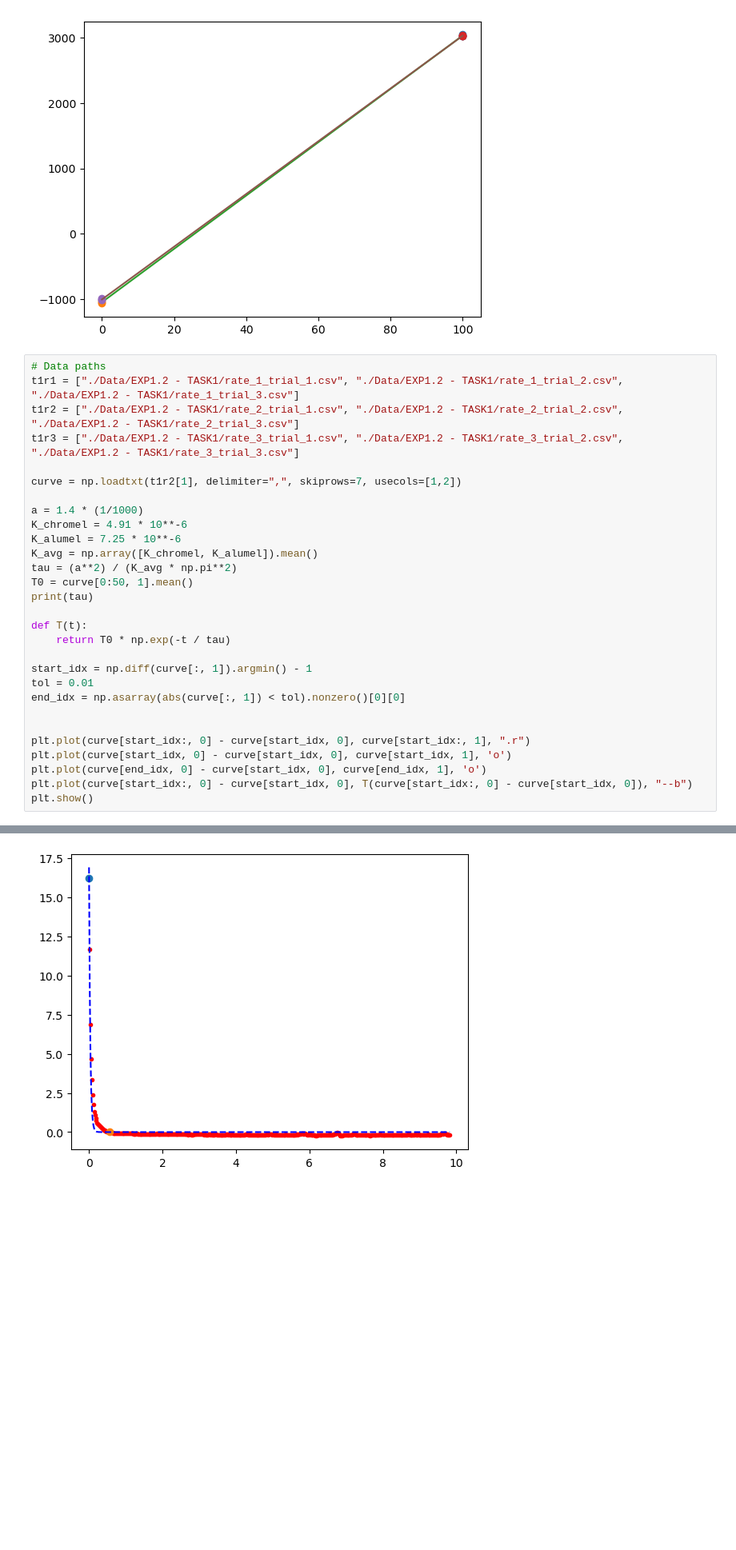
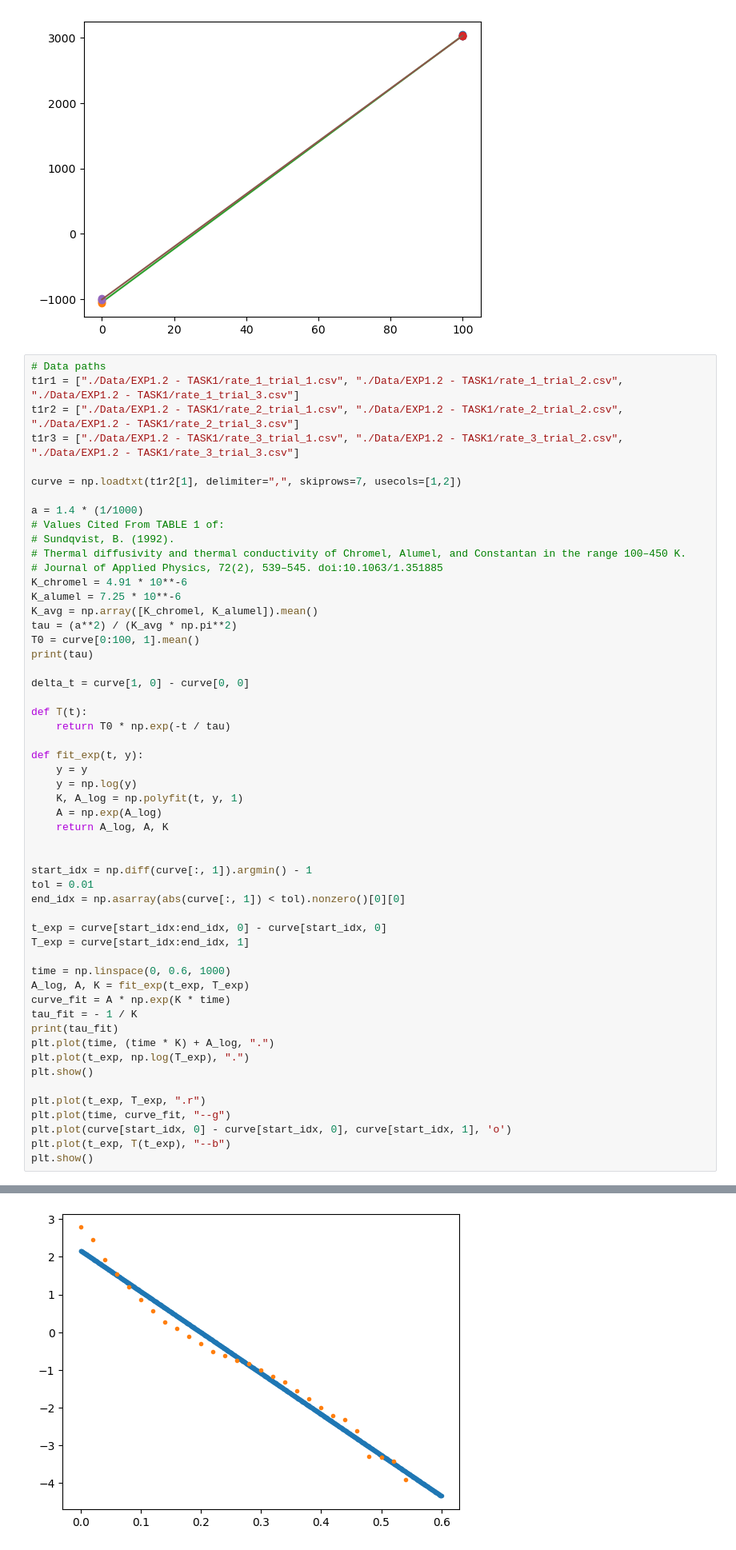
Before and after one commit to lsculv/ECH145A-Lab1, a Jupyter notebook: lab1.ipynb, the cells around one changed output, grey strips where cells are left out. Shown at 80% size. Cells and saved outputs as stored; diff of their text form; blank space fills up the shorter version.

Commit message:
1.2 curve fitting

```diff
--- a/lab1.ipynb
+++ b/lab1.ipynb
@@ -93,25 +93,50 @@ t1r3 = ["./Data/EXP1.2 - TASK1/rate_3_trial_1.csv", "./Data/EXP1.2 - TASK1/rate_
 curve = np.loadtxt(t1r2[1], delimiter=",", skiprows=7, usecols=[1,2])
 
 a = 1.4 * (1/1000)
+# Values Cited From TABLE 1 of:
+# Sundqvist, B. (1992).
+# Thermal diffusivity and thermal conductivity of Chromel, Alumel, and Constantan in the range 100–450 K.
+# Journal of Applied Physics, 72(2), 539–545. doi:10.1063/1.351885
 K_chromel = 4.91 * 10**-6
 K_alumel = 7.25 * 10**-6
 K_avg = np.array([K_chromel, K_alumel]).mean()
 tau = (a**2) / (K_avg * np.pi**2)
-T0 = curve[0:50, 1].mean()
+T0 = curve[0:100, 1].mean()
 print(tau)
+
+delta_t = curve[1, 0] - curve[0, 0]
 
 def T(t):
     return T0 * np.exp(-t / tau)
+
+def fit_exp(t, y):
+    y = y
+    y = np.log(y)
+    K, A_log = np.polyfit(t, y, 1)
+    A = np.exp(A_log)
+    return A_log, A, K
+
 
 start_idx = np.diff(curve[:, 1]).argmin() - 1
 tol = 0.01
 end_idx = np.asarray(abs(curve[:, 1]) < tol).nonzero()[0][0]
 
+t_exp = curve[start_idx:end_idx, 0] - curve[start_idx, 0]
+T_exp = curve[start_idx:end_idx, 1]
 
-plt.plot(curve[start_idx:, 0] - curve[start_idx, 0], curve[start_idx:, 1], ".r")
+time = np.linspace(0, 0.6, 1000)
+A_log, A, K = fit_exp(t_exp, T_exp)
+curve_fit = A * np.exp(K * time)
+tau_fit = - 1 / K
+print(tau_fit)
+plt.plot(time, (time * K) + A_log, ".")
+plt.plot(t_exp, np.log(T_exp), ".")
+plt.show()
+
+plt.plot(t_exp, T_exp, ".r")
+plt.plot(time, curve_fit, "--g")
 plt.plot(curve[start_idx, 0] - curve[start_idx, 0], curve[start_idx, 1], 'o')
-plt.plot(curve[end_idx, 0] - curve[start_idx, 0], curve[end_idx, 1], 'o')
-plt.plot(curve[start_idx:, 0] - curve[start_idx, 0], T(curve[start_idx:, 0] - curve[start_idx, 0]), "--b")
+plt.plot(t_exp, T(t_exp), "--b")
 plt.show()
 # %% [output]
 0.03266274998996416
@@ -118 +144 @@ plt.show()
-[figure, old version]
+[figure, new version]
```
Also changed, not shown: parts of 1 cell of this notebook.
